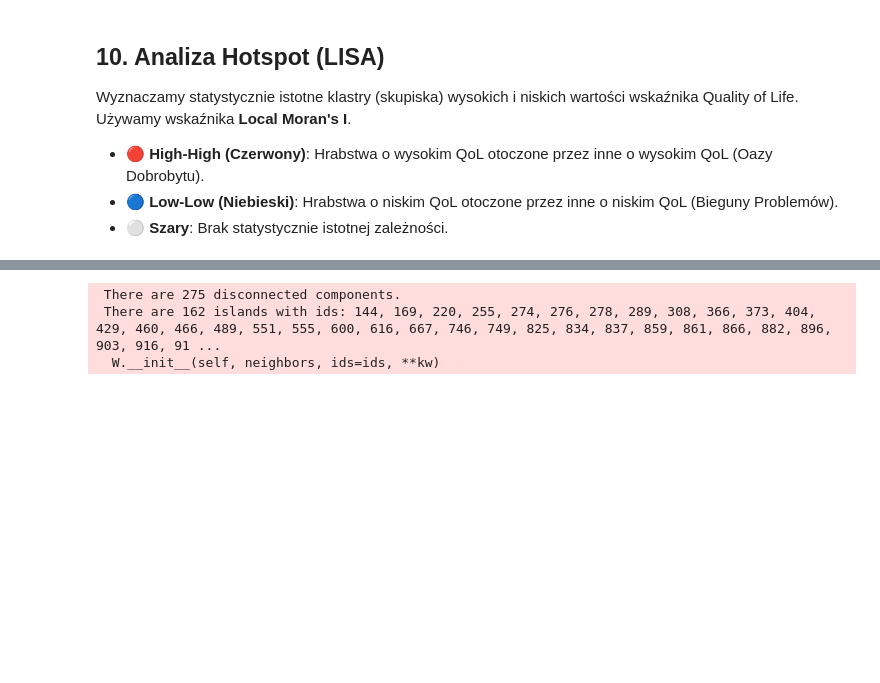
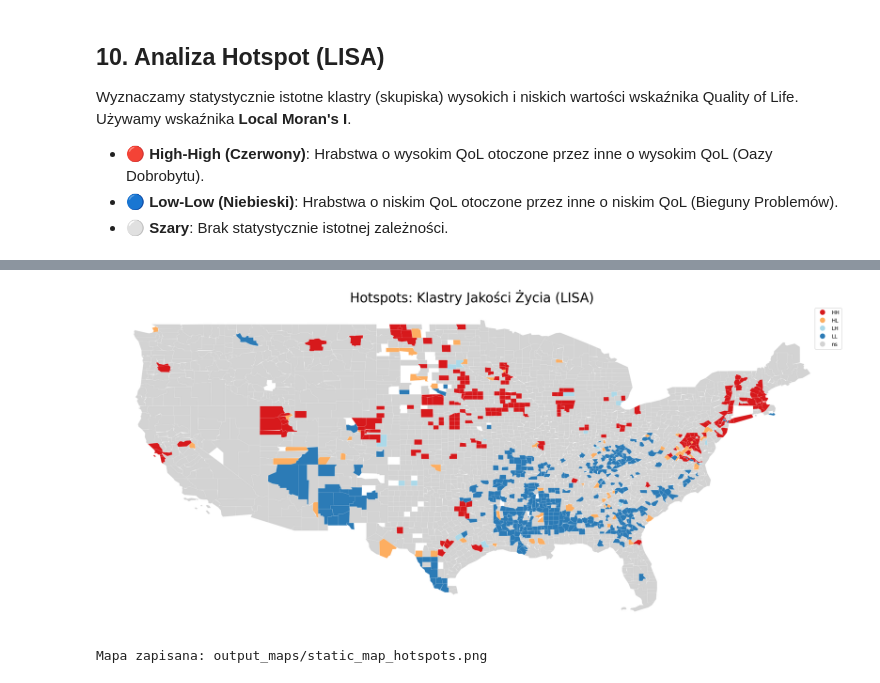
Before and after one commit to Remko23/AnalizaDanychPrzestrzennych, a Jupyter notebook: PROJEKT/final_project.ipynb, the cells around one changed output, grey strips where cells are left out. Drawn from its saved outputs; the diff is of its cells as text; code cells hidden in the pictures; blank space fills up the shorter version.

```diff
--- a/PROJEKT/final_project.ipynb
+++ b/PROJEKT/final_project.ipynb
@@ -432,15 +354,8 @@ Wyznaczamy statystycznie istotne klastry (skupiska) wysokich i niskich wartości
 *   ⚪ **Szary**: Brak statystycznie istotnej zależności.
 # %%
 # Hotspot Analysis
-# Import locally to be safe or assuming global import from cell 2
 # 0. Clean NA/Inf for spatial stats if any left
 gdf_lisa = gdf_map.dropna(subset=['QoL_Score']).copy()
-
-# Check if Queen is defined, if not, try to import again or raise helpful error
-if 'Queen' not in locals() and 'Queen' not in globals():
-        from libpysal.weights.contiguity import Queen
-        from esda.moran import Moran_Local
-        from splot.esda import moran_scatterplot, lisa_cluster
 
 # 1. Weights
 w = Queen.from_dataframe(gdf_lisa)
@@ -480,3 +397,2 @@ Upewnij się, że biblioteki esda, libpysal i splot są zainstalowane.
+[figure, added]
- There are 275 disconnected components.
- There are 162 islands with ids: 144, 169, 220, 255, 274, 276, 278, 289, 308, 366, 373, 404, 429, 460, 466, 489, 551, 555, 600, 616, 667, 746, 749, 825, 834, 837, 859, 861, 866, 882, 896, 903, 916, 91 ...
-  W.__init__(self, neighbors, ids=ids, **kw)
+Mapa zapisana: output_maps/static_map_hotspots.png
```
Also changed, not shown: parts of 9 cells of this notebook.
